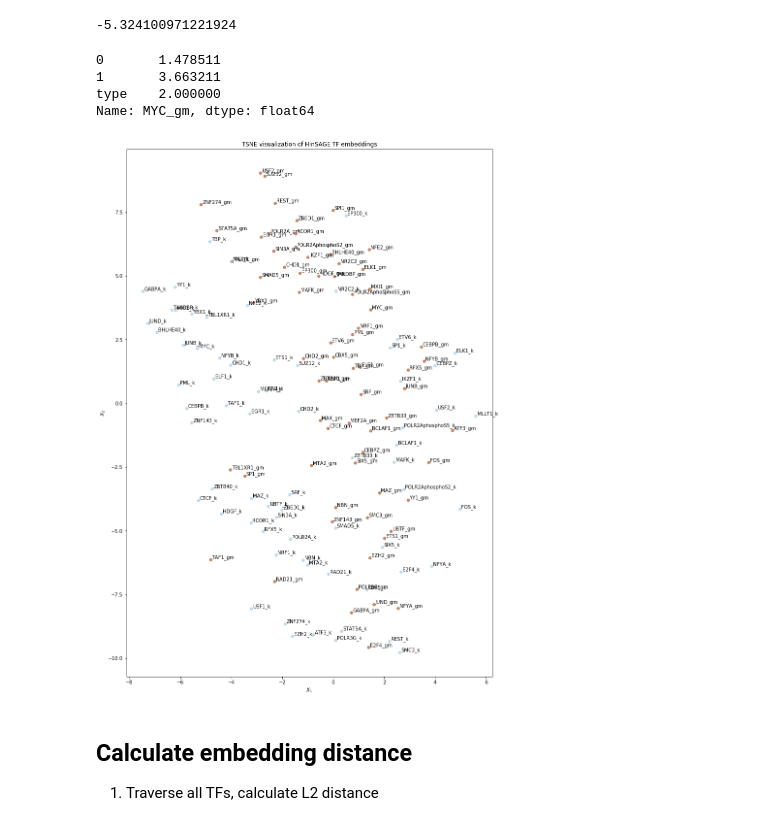
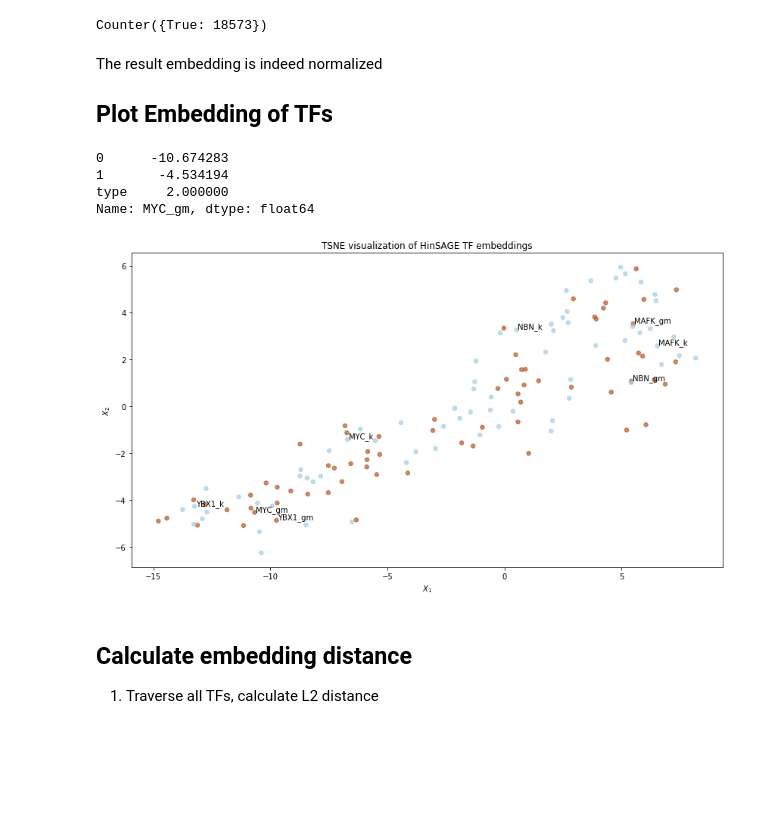
Before and after one commit to guomk/graph_embedding, a Jupyter notebook: script/dgi/explore_emb_tf.ipynb, the cells around one changed output. Drawn from its saved outputs; the diff is of its cells as text; code cells hidden in the pictures; blank space fills up the shorter version.

```diff
--- a/script/dgi/explore_emb_tf.ipynb
+++ b/script/dgi/explore_emb_tf.ipynb
@@ -45,41 +45,59 @@ Length: 64, dtype: object
+# %%
+is_normalized = pd.DataFrame(LA.norm(emb.to_numpy(), axis=1), index=emb.index, columns=['sqr_sum'])
+is_normalized['is_normalized'] = is_normalized['sqr_sum'].map(lambda x: x - 1 < 1e-5)
+from collections import Counter
+Counter(is_normalized['is_normalized'])## Plot embedding of TFs
+# %% [output]
+Counter({True: 18573})
+# %% [markdown]
+The result embedding is indeed normalized
+
+## Plot Embedding of TFs
 # %%
 tf_emb = pd.concat([gm_emb, k_emb])
 all_embeddings = tf_emb.to_numpy()
 nodes = tf_emb.index.to_numpy()
 # %%
-trans = TSNE(n_components=2)
+trans = TSNE(n_components=2, random_state=0, n_iter=5000)
 emb_transformed = pd.DataFrame(trans.fit_transform(all_embeddings), index=nodes)
 emb_transformed['type'] = emb_transformed.index.map(lambda name: 1 if name[-2:] == '_k' else 2)
-# %% [output]
--5.324100971221924
 # %%
 emb_transformed.loc['MYC_gm']
 # %% [output]
-0       1.478511
-1       3.663211
-type    2.000000
+0      -10.674283
+1       -4.534194
+type     2.000000
 Name: MYC_gm, dtype: float64
 # %%
 alpha = 0.7
 
-fig, ax = plt.subplots(figsize=(20, 20))
+fig, ax = plt.subplots(figsize=(14, 14))
 ax.scatter(
     emb_transformed[0],
     emb_transformed[1],
     c=emb_transformed["type"],
     cmap="Paired",
     alpha=alpha,
     s=30
 )
+
+
+# mark out some nodes
+target_nodes = ['MYC', 'YBX1', 'MAFK', 'NBN']
+target_txts = []
+for n in target_nodes:
+    target_txts.append(n + '_k')
+    target_txts.append(n + '_gm')
 for i, txt in enumerate(nodes):
-    ax.annotate(txt, (emb_transformed.iloc[i][0]+.05, emb_transformed.iloc[i][1]+.05))
+    if txt in target_txts or False:
+        ax.annotate(txt, (emb_transformed.iloc[i][0]+.05, emb_transformed.iloc[i][1]+.05))
 ax.set(aspect="equal", xlabel="$X_1$", ylabel="$X_2$")
 plt.title(f"TSNE visualization of HinSAGE TF embeddings")
 
-# plt.savefig(f'./img/{file_name}_TF.png', dpi=150)
+plt.savefig(f'./img/{file_name}_TF.png', dpi=150)
 plt.show()
 # %% [output]
-[figure, old version]
+[figure, new version]
 # %% [markdown]
 ## Calculate embedding distance
 1. Traverse all TFs, calculate L2 distance
```
Also changed, not shown: parts of 6 cells of this notebook, 15 other files.
